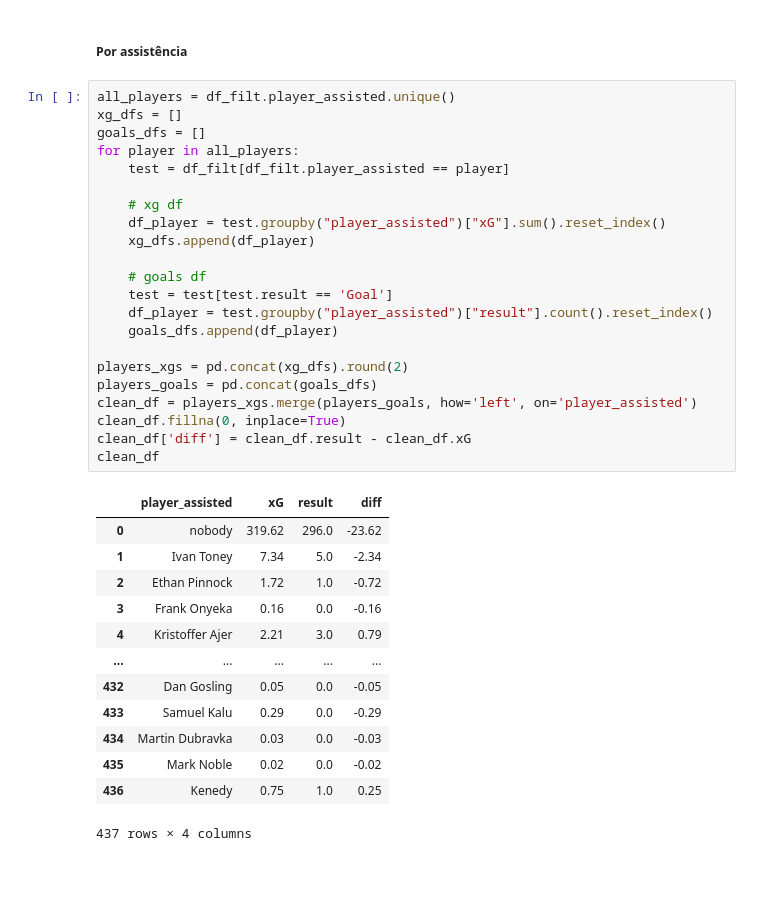
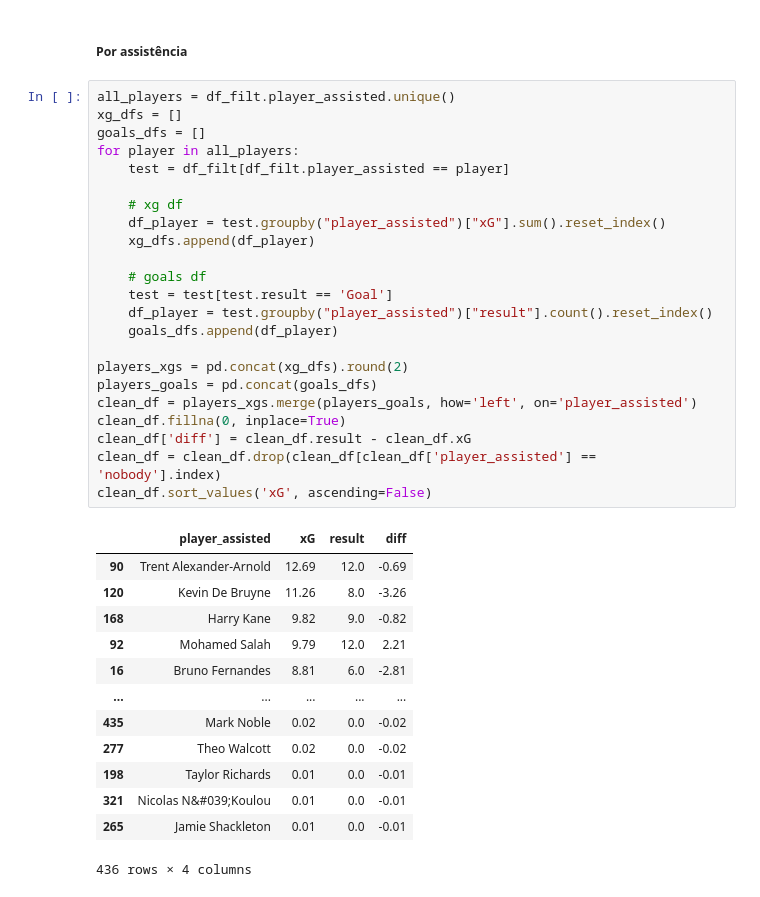
Before and after one commit to GabrielArai/TCC, a Jupyter notebook: notebooks/2-aed.ipynb, the cells around one changed output. Saved outputs shown, nothing was run; the diff lists cells and outputs as text.

```diff
--- a/notebooks/2-aed.ipynb
+++ b/notebooks/2-aed.ipynb
@@ -481,36 +465,37 @@ clean_df.sort_values('diff', ascending=True)
 # %%
 all_players = df_filt.player_assisted.unique()
 xg_dfs = []
 goals_dfs = []
 for player in all_players:
     test = df_filt[df_filt.player_assisted == player]
 
     # xg df
     df_player = test.groupby("player_assisted")["xG"].sum().reset_index()
     xg_dfs.append(df_player)
 
     # goals df
     test = test[test.result == 'Goal']
     df_player = test.groupby("player_assisted")["result"].count().reset_index()
     goals_dfs.append(df_player)
 
 players_xgs = pd.concat(xg_dfs).round(2)
 players_goals = pd.concat(goals_dfs)
 clean_df = players_xgs.merge(players_goals, how='left', on='player_assisted')
 clean_df.fillna(0, inplace=True)
 clean_df['diff'] = clean_df.result - clean_df.xG
-clean_df
+clean_df = clean_df.drop(clean_df[clean_df['player_assisted'] == 'nobody'].index)
+clean_df.sort_values('xG', ascending=False)
 # %% [output]
 |  | player_assisted | xG | result | diff |
-| 0 | nobody | 319.62 | 296.0 | -23.62 |
-| 1 | Ivan Toney | 7.34 | 5.0 | -2.34 |
-| 2 | Ethan Pinnock | 1.72 | 1.0 | -0.72 |
-| 3 | Frank Onyeka | 0.16 | 0.0 | -0.16 |
-| 4 | Kristoffer Ajer | 2.21 | 3.0 | 0.79 |
+| 90 | Trent Alexander-Arnold | 12.69 | 12.0 | -0.69 |
+| 120 | Kevin De Bruyne | 11.26 | 8.0 | -3.26 |
+| 168 | Harry Kane | 9.82 | 9.0 | -0.82 |
+| 92 | Mohamed Salah | 9.79 | 12.0 | 2.21 |
+| 16 | Bruno Fernandes | 8.81 | 6.0 | -2.81 |
 | ... | ... | ... | ... | ... |
-| 432 | Dan Gosling | 0.05 | 0.0 | -0.05 |
-| 433 | Samuel Kalu | 0.29 | 0.0 | -0.29 |
-| 434 | Martin Dubravka | 0.03 | 0.0 | -0.03 |
 | 435 | Mark Noble | 0.02 | 0.0 | -0.02 |
-| 436 | Kenedy | 0.75 | 1.0 | 0.25 |
+| 277 | Theo Walcott | 0.02 | 0.0 | -0.02 |
+| 198 | Taylor Richards | 0.01 | 0.0 | -0.01 |
+| 321 | Nicolas N&#039;Koulou | 0.01 | 0.0 | -0.01 |
+| 265 | Jamie Shackleton | 0.01 | 0.0 | -0.01 |
-437 rows × 4 columns
+436 rows × 4 columns
```
Also changed, not shown: parts of 8 cells of this notebook.
